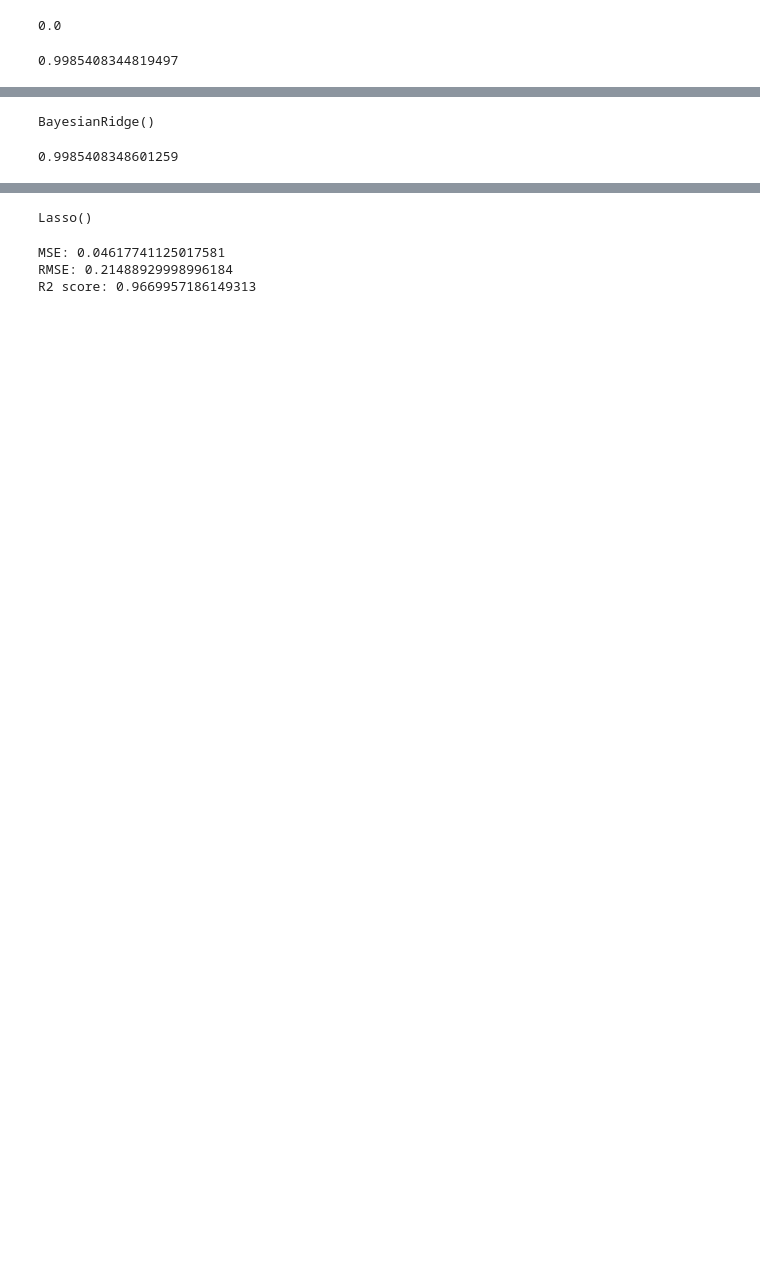
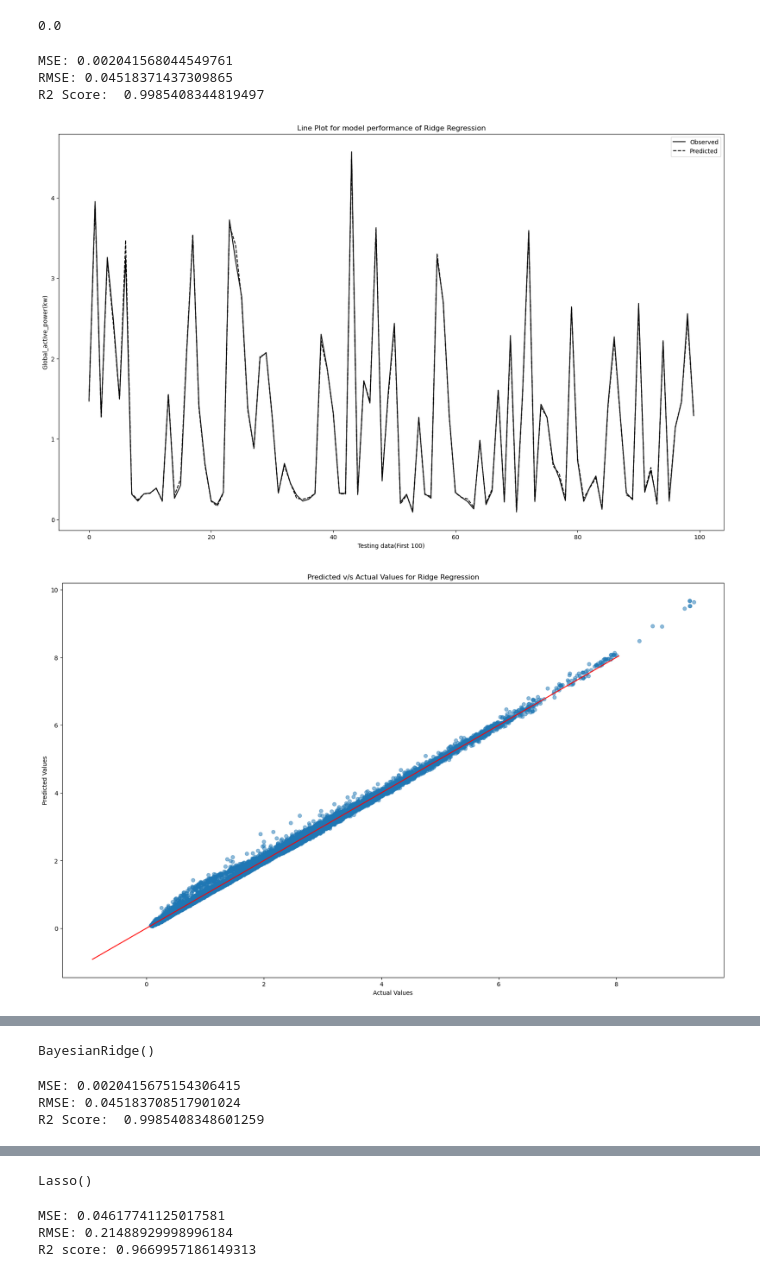
Before and after one commit to Shivansh20128/Electricity-Consumption-for-Household-Appliances, a Jupyter notebook: ML Project.ipynb, the cells around one changed output, grey strips where cells are left out. Saved outputs shown, nothing was run; the diff lists cells and outputs as text; code cells hidden in the pictures; blank space fills up the shorter version.

```diff
--- a/ML Project.ipynb
+++ b/ML Project.ipynb
@@ -675,8 +670,25 @@ model.fit(Xtrain, ytrain)
 print(model.alpha_)
 # %% [output]
 0.0
-# %%
-predictions = model.predict(Xtest)
-r2_score(ytest,predictions)
-# %% [output]
-0.9985408344819497
+# %%
+predictions = model.predict(Xtest)
+r2_score(ytest,predictions)
+
+mse = mean_squared_error(ytest, predictions)
+rmse = np.sqrt(mse)
+r2 = r2_score(ytest, predictions)
+
+print("MSE:" ,mse)
+print("RMSE:" ,rmse)
+print("R2 Score: ",r2)
+# %% [output]
+MSE: 0.002041568044549761
+RMSE: 0.04518371437309865
+R2 Score:  0.9985408344819497
+# %%
+line_plot(ytest,predictions, 'Line Plot for model performance of Ridge Regression')
+scatter(ytest,predictions,'Predicted v/s Actual Values for Ridge Regression')
+residue(ytest,predictions, 'Residual Plot for Ridge Regression')
+# %% [output]
+[figure, added]
+[figure, added]
@@ -687,8 +700,18 @@ ytrain=ytrain.values.ravel()
 model_bayesian.fit(Xtrain, ytrain)
 # %% [output]
 BayesianRidge()
-# %%
-bayesian_predictions = model_bayesian.predict(Xtest)
-r2_score(ytest,bayesian_predictions)
-# %% [output]
-0.9985408348601259
+# %%
+bayesian_predictions = model_bayesian.predict(Xtest)
+r2_score(ytest,bayesian_predictions)
+
+mse = mean_squared_error(ytest, bayesian_predictions)
+rmse = np.sqrt(mse)
+r2 = r2_score(ytest, bayesian_predictions)
+
+print("MSE:" ,mse)
+print("RMSE:" ,rmse)
+print("R2 Score: ",r2)
+# %% [output]
+MSE: 0.0020415675154306415
+RMSE: 0.045183708517901024
+R2 Score:  0.9985408348601259
```
Also changed, not shown: parts of 17 cells of this notebook.
